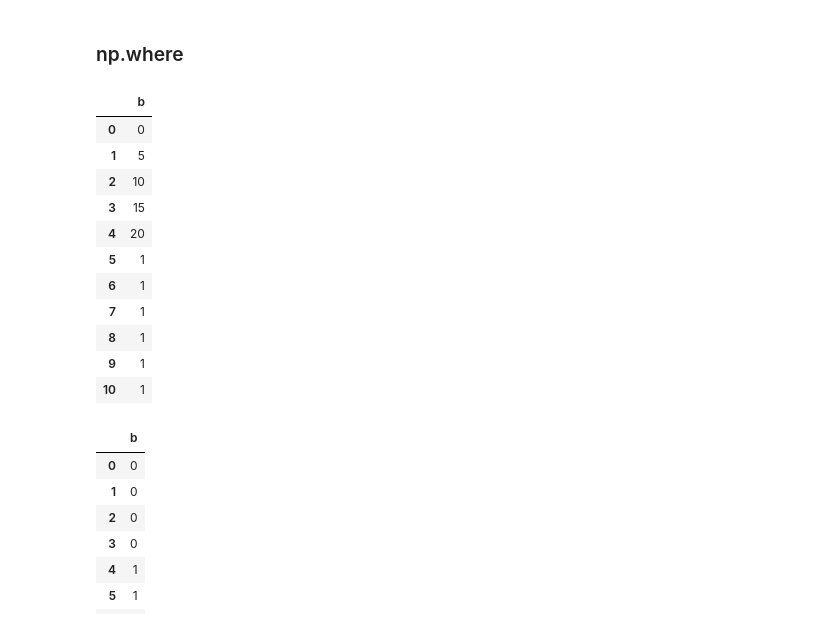
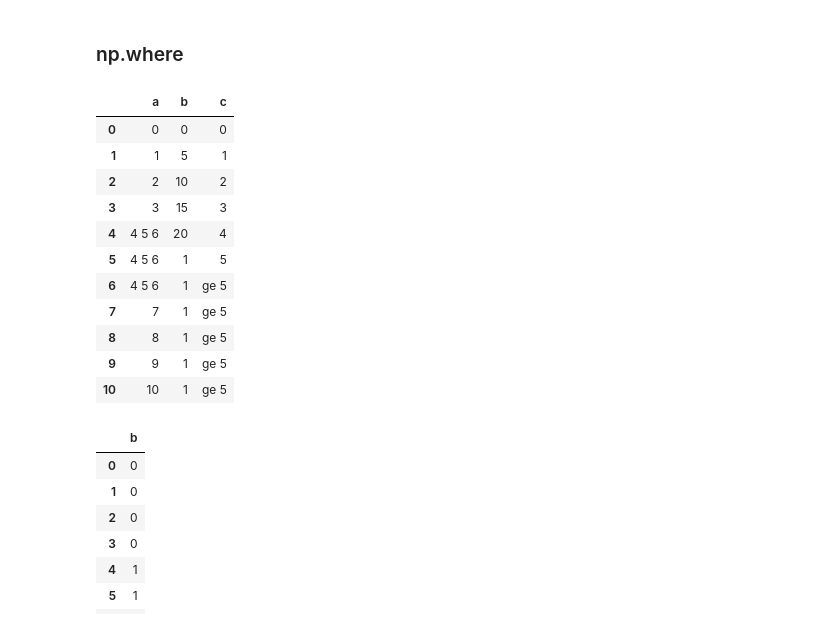
Before and after one commit to EvgeniiZorin/Handbook_Data-Science, a Jupyter notebook: _Pandas.ipynb, the cells around one changed output. Drawn from its saved outputs; the diff is of its cells as text; code cells hidden in the pictures.

```diff
--- a/_Pandas.ipynb
+++ b/_Pandas.ipynb
@@ -3250,31 +3250,43 @@ df['col1'].iloc[0]
 # %%
 import pandas as pd
 import numpy as np
 
+values = [0,5,10,15,20,25,30,35,40,45,50]
 df = pd.DataFrame({
-    'b':[0,5,10,15,20,25,30,35,40,45,50]
+    'a': [i for i in range(len(values))],
+    'b': values
 })
 
 df2 = df.copy()
 df2['b'] = np.where(
     df2['b'] >= 25,
     1,
     df2['b'] # 0
 )
+df2['c'] = np.where(
+    df2['a'] > 5,
+    'ge 5',
+    df2['a']
+)
+df2['a'] = np.where(
+    df2['a'].isin([4, 5, 6]),
+    '4 5 6',
+    df2['a']
+)
 df2
 # %% [output]
-|  | b |
-| 0 | 0 |
-| 1 | 5 |
-| 2 | 10 |
-| 3 | 15 |
-| 4 | 20 |
-| 5 | 1 |
-| 6 | 1 |
-| 7 | 1 |
-| 8 | 1 |
-| 9 | 1 |
-| 10 | 1 |
+|  | a | b | c |
+| 0 | 0 | 0 | 0 |
+| 1 | 1 | 5 | 1 |
+| 2 | 2 | 10 | 2 |
+| 3 | 3 | 15 | 3 |
+| 4 | 4 5 6 | 20 | 4 |
+| 5 | 4 5 6 | 1 | 5 |
+| 6 | 4 5 6 | 1 | ge 5 |
+| 7 | 7 | 1 | ge 5 |
+| 8 | 8 | 1 | ge 5 |
+| 9 | 9 | 1 | ge 5 |
+| 10 | 10 | 1 | ge 5 |
 # %%
 df2 = df.copy()
 df2['b'] = np.where(df2['b'] <= 15, 0, df2['b'])
```
